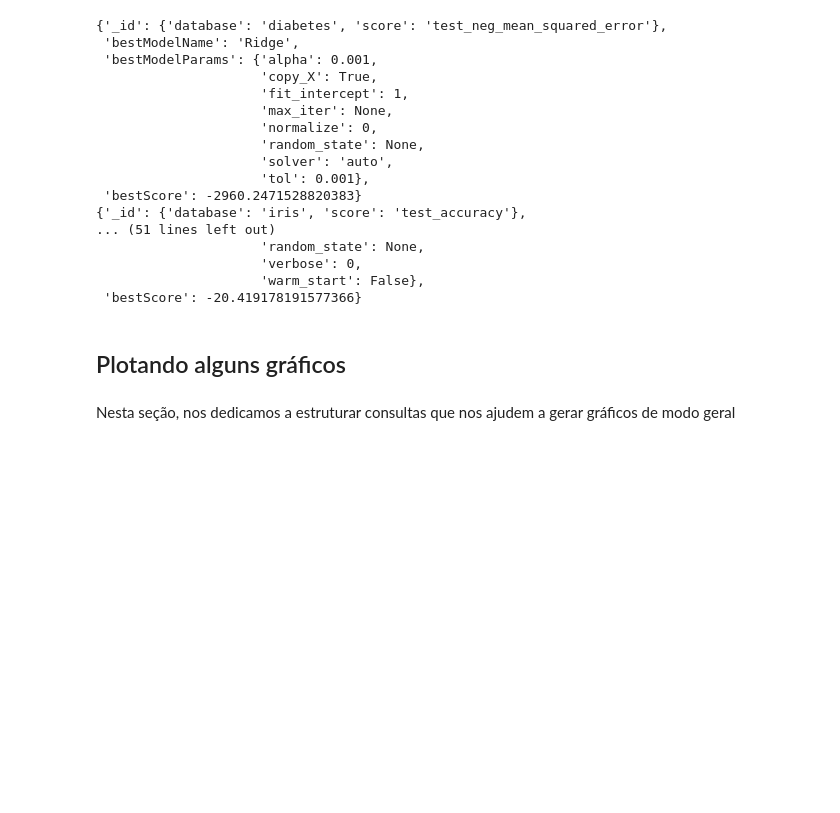
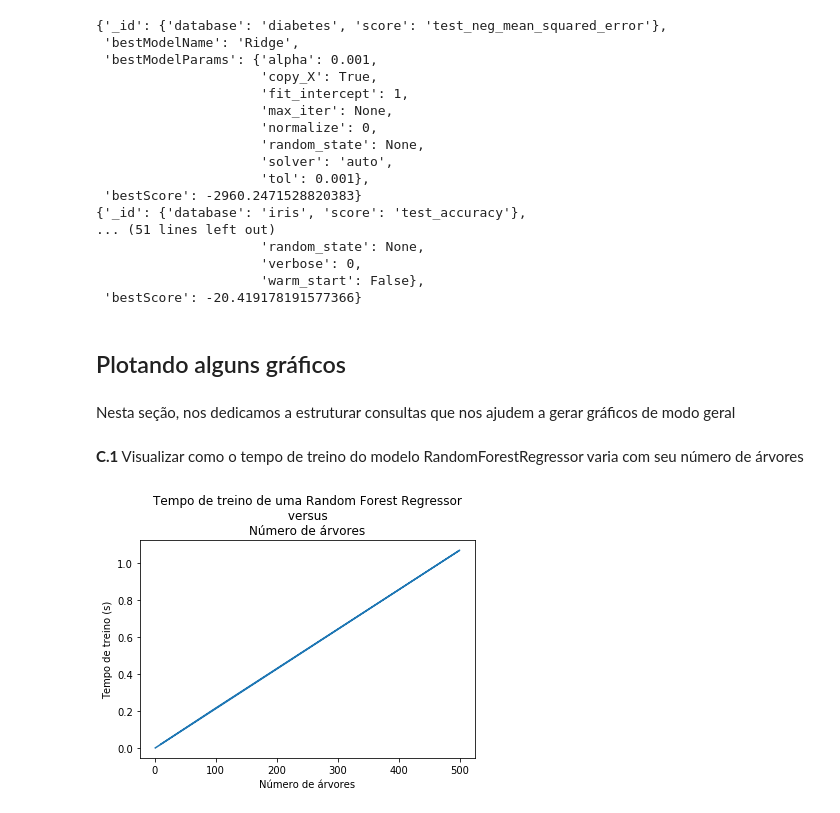
Before and after one commit to jaumpedro214/HyperTuning_Redis_Mongo, a Jupyter notebook: Consultas - MongoDB.ipynb, the cells around one changed output. Cells and saved outputs as stored; diff of their text form; code cells hidden in the pictures; blank space fills up the shorter version.

Commit message:
Implemented graphic analysis

```diff
--- a/Consultas - MongoDB.ipynb
+++ b/Consultas - MongoDB.ipynb
@@ -655,0 +657,29 @@ Nesta seção, nos dedicamos a estruturar consultas que nos ajudem a gerar gráf
+# %% [markdown]
+**C.1** Visualizar como o tempo de treino do modelo RandomForestRegressor varia com seu número de árvores
+# %%
+cursor = db.doc_table.aggregate(
+                                [
+                                 {
+                                     "$match": {
+                                                "name":"RandomForestRegressor"
+                                               }
+                                 },
+                                 {
+                                     "$group": {
+                                                "_id":"$params.n_estimators",
+                                                "fit_time":{"$avg":"$scores.fit_time"}
+                                               }
+                                 },
+                                ]
+                               )
+list_cursor = list(cursor)
+y = [ doc['fit_time'] for doc in list_cursor ]
+x = [ doc['_id'] for doc in list_cursor ]
+
+plt.plot(x,y)
+plt.xlabel("Número de árvores")
+plt.ylabel("Tempo de treino (s)")
+plt.title("Tempo de treino de uma Random Forest Regressor\n versus \nNúmero de árvores")
+plt.show()
+# %% [output]
+[figure, added]
```
Also changed, not shown: parts of 23 cells of this notebook.
